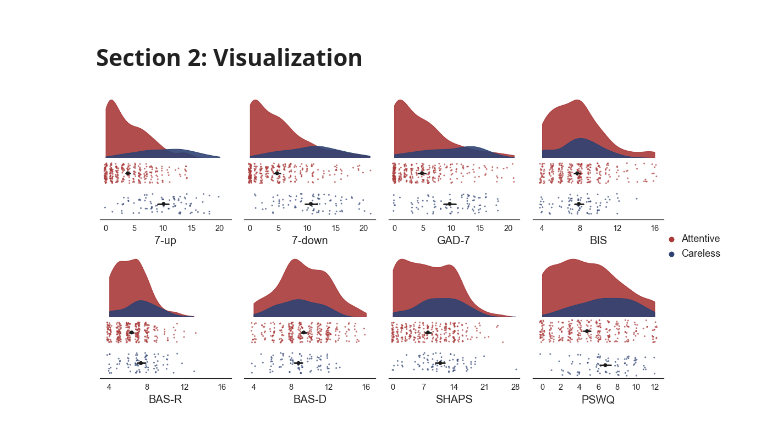
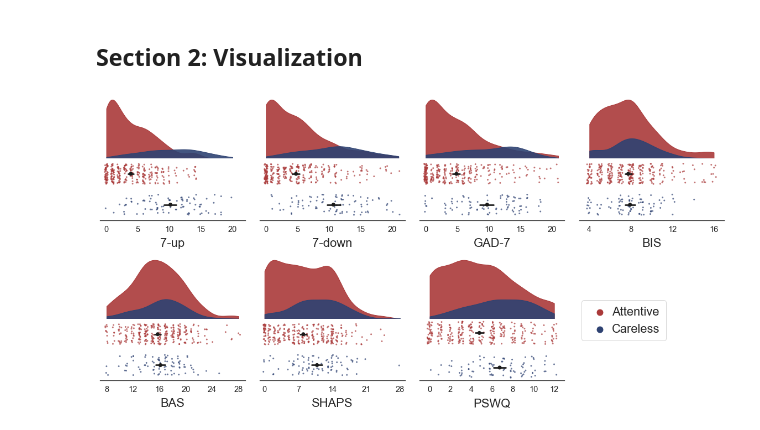
Before and after one commit to nivlab/sciops, a Jupyter notebook: analysis/results_02a.ipynb, the cells around one changed output. Cells and saved outputs as stored; diff of their text form; code cells hidden in the pictures.

Commit message:
collapse bas subscales, update figures

```diff
--- a/analysis/results_02a.ipynb
+++ b/analysis/results_02a.ipynb
@@ -40,26 +40,26 @@ sns.set_theme('notebook', style='white', font='sans-serif', font_scale=1.33)
 fig = plt.figure(figsize=(16,8))
 
 ## Initialize grid.
-gs = fig.add_gridspec(nrows=2, ncols=4, left=0.01, right=0.90, top=0.99, bottom=0.10, wspace=0.1, hspace=0.3)
+gs = fig.add_gridspec(nrows=2, ncols=4, left=0.01, right=0.99, top=0.99, bottom=0.10, wspace=0.1, hspace=0.3)
 
 ## Initialize panels.
 panels = []
 for i in range(8): panels.append( gs[i//4,i%4].subgridspec(nrows=2, ncols=1, wspace=0, hspace=0) )
 
 ## Define order.
-order = ['7u','7d','gad7','bis','bas_r','bas_d','shaps','pswq']
+order = ['7u','7d','gad7','bis','bas','shaps','pswq']
 
 ## Define titles.
-titles = ['7-up', '7-down', 'GAD-7', 'BIS', 'BAS-R', 'BAS-D', 'SHAPS', 'PSWQ']
+titles = ['7-up', '7-down', 'GAD-7', 'BIS', 'BAS', 'SHAPS', 'PSWQ']
 
 ## Define axis limits.
-xlims = [(-1,22),(-1,22),(-1,22),(3,17),(3,17),(3,17),(-1,29),(-1,13)]
+xlims = [(-1,22),(-1,22),(-1,22),(3,17),(7,29),(-1,29),(-1,13)]
 xticks = [np.arange(0,21,5),np.arange(0,21,5),np.arange(0,21,5),np.arange(4,17,4),
-          np.arange(4,17,4),np.arange(4,17,4),np.arange(0,29,7),np.arange(0,13,2)]
+          np.arange(8,29,4),np.arange(0,29,7),np.arange(0,13,2)]
 
 ## Define aesthetic features.
 palette = ['#AA3939','#2E4272']
-labelpad = 6
+labelpad = 8
 
 #~~~~~~~~~~~~~~~~~~~~~~~~~~~~~~~~~~~~~~~~~~#
 ### Main loop.
@@ -83,35 +83,35 @@ for i, survey in enumerate(order):
     ax.set(xlim=xlims[i], xticks=[], xlabel='', yticks=[], ylabel='')
     sns.despine(left=True, right=True, top=True, bottom=True, ax=ax)
 
     #~~~~~~~~~~~~~~~~~~~~~~~~~~~~~~~~~~~~~~~~~~#
     ### Point plots.
     #~~~~~~~~~~~~~~~~~~~~~~~~~~~~~~~~~~~~~~~~~~#
 
     ## Initialize axis.
     ax = plt.subplot(panels[i][1])
 
     ## Plot central tendency.
     sns.pointplot(y='infreq', x=survey, data=data, order=[0,1], orient='h', color='k',
                   markers='o', scale=0.8, join=False, ci=95, edgecolor='k', zorder=10, ax=ax)
 
     ## Add small jitter to scores.
     data['jitter'] = data[survey] + np.random.uniform(-0.25,0.25,data[survey].size)
 
     ## Plot individual scores.
     sns.stripplot(y='infreq', x='jitter', data=data, order=[0,1], orient='h', palette=palette,
                    size=3, alpha=0.7, jitter=0.33, zorder=-1, ax=ax)
 
     ## Add details.
     ax.set(xlim=xlims[i], xticks=xticks[i], yticks=[], ylabel='')
-    ax.set_xlabel(titles[i], fontsize=20, labelpad=labelpad)
+    ax.set_xlabel(titles[i], fontsize=22, labelpad=labelpad)
     sns.despine(left=True, ax=ax)
 
 ## Add legend.
-ax.scatter([], [], s=80, color=palette[0], label='Attentive')
-ax.scatter([], [], s=80, color=palette[1], label='Careless')
-ax.legend(loc=1, bbox_to_anchor=(1.5, 2.5), frameon=False, fontsize=18, handletextpad=0)
+ax.scatter([], [], s=120, color=palette[0], label='Attentive')
+ax.scatter([], [], s=120, color=palette[1], label='Careless')
+ax.legend(loc=1, bbox_to_anchor=(1.74, 1.4), frameon=True, fontsize=22, borderpad=0.5, handletextpad=0)
 
 ## Save figure.
 plt.savefig(os.path.join('..','figures','main_02a.png'), dpi=180, transparent=True)
 # %% [output]
-[figure, old version]
+[figure, new version]
```
Also changed, not shown: 15 other files.
